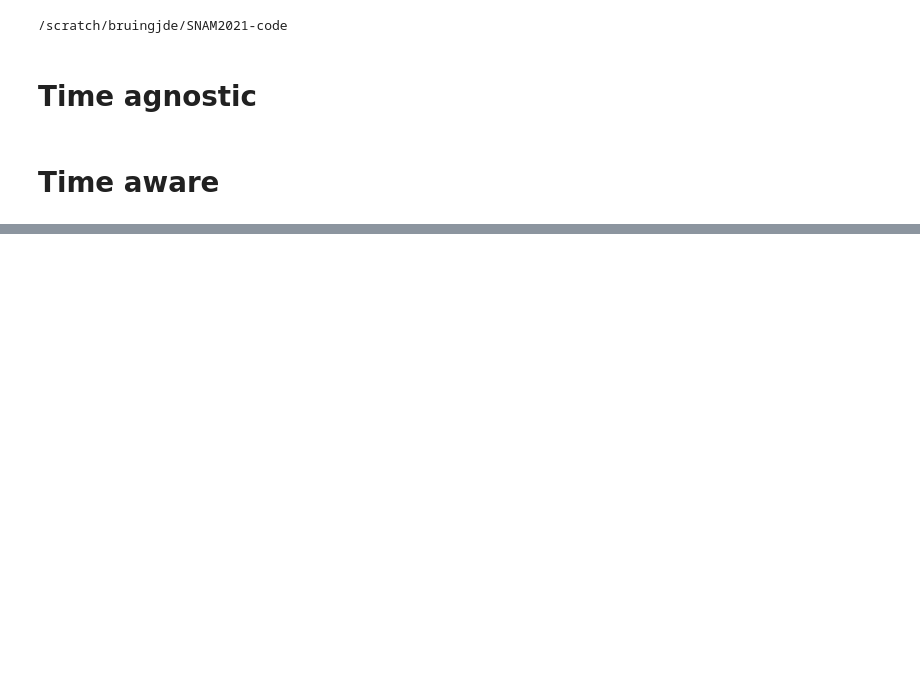
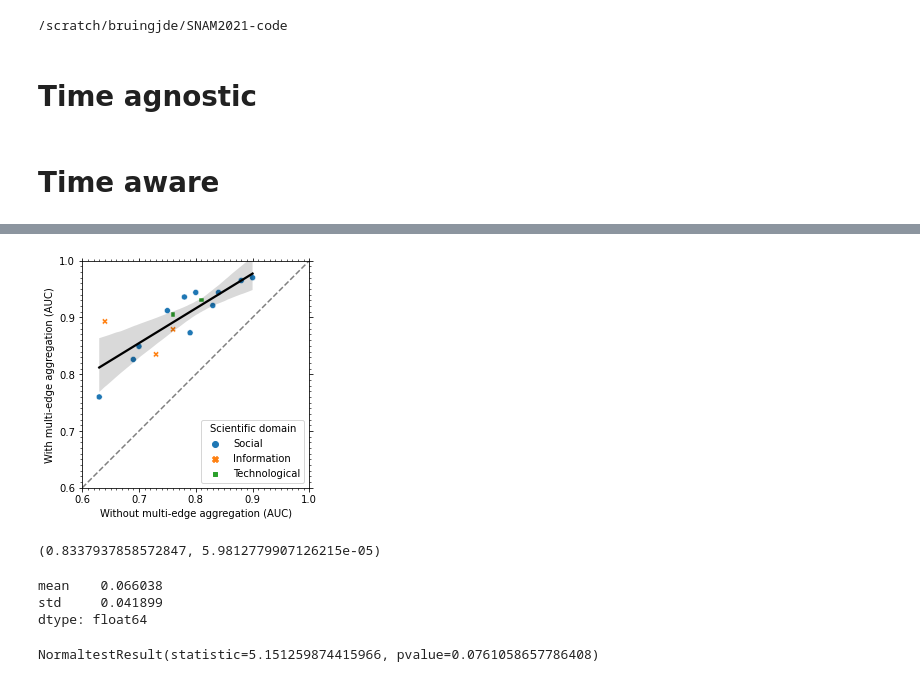
Before and after one commit to gerritjandebruin/temporal-link-prediction, a Jupyter notebook: code/figures/results.ipynb, the cells around one changed output, grey strips where cells are left out. Cells and saved outputs as stored; diff of their text form; code cells hidden in the pictures; blank space fills up the shorter version.

```diff
--- a/code/figures/results.ipynb
+++ b/code/figures/results.ipynb
@@ -151,4 +178,8 @@ with plt.rc_context(rc):
 labels = networks.copy()
 # %%
 node = pd.read_pickle('code/figures/temp.pkl')
+# %%
+size = pd.read_pickle('code/figures/size.pkl')
+# %%
+IIb = pd.read_pickle('code/figures/IIb.pkl')
 # %%
@@ -183,0 +198,12 @@ Enron &        social &     0.85 &      0.91 &       0.91 \\
+# %%
+rename_columns = {
+  'time agnostic (AUC)': 'I',
+  'q100': 'II-B',
+  'time aware (AUC)': 'II-A',
+  'auc (node activity + static features)': 'III',
+  'category': 'Scientific domain'
+}
+cols = ['label', 'Scientific domain', 'edge type', 'nodes', 'I', 'II-A', 'II-B', 'III']
+table = merged.rename(columns=rename_columns).loc[:, cols]
+table.replace({'Scientific domain': {'social': 'Social', 'information': 'Information', 'technological': 'Technological'}}, inplace=True)
+table.sort_values(['nodes'], inplace=True)
@@ -183,0 +243,46 @@ Enron &        social &     0.85 &      0.91 &       0.91 \\
+# %%
+x_label = 'II-B'
+y_label = 'II-A'
+
+data = table[table['edge type'] == 'multi']
+
+auc_values = table[[x_label, y_label]].values.flatten()
+lim = (.6, 1)
+
+with plt.rc_context(rc):
+  ax = sns.scatterplot(data=data, x=x_label, y=y_label, hue='Scientific domain',
+                  style='Scientific domain')
+  sns.regplot(data=data, x=x_label, y=y_label, scatter=False, color='black', ax=ax)
+  ax.axline((0,0), (1,1), ls='--', c='grey')
+  ax.axis('scaled')
+  ax.axis([.6, 1, .6, 1])
+
+  plt.xlabel('Without multi-edge aggregation (AUC)')
+  plt.ylabel('With multi-edge aggregation (AUC)')
+  ax.xaxis.set_minor_locator(matplotlib.ticker.MultipleLocator(.01))
+  ax.yaxis.set_minor_locator(matplotlib.ticker.MultipleLocator(.01))
+  ax.xaxis.set_major_locator(matplotlib.ticker.MultipleLocator(.1))
+  ax.yaxis.set_major_locator(matplotlib.ticker.MultipleLocator(.1))
+  plt.tight_layout()
+  plt.savefig('code/figures/output/aggregation.pdf')
+# %% [output]
+[figure, added]
+# %%
+data['II-A']
+
+from scipy.stats.stats import pearsonr
+pearsonr(data['II-A'], data['II-B'])
+# %% [output]
+(0.8337937858572847, 5.9812779907126215e-05)
+# %%
+(table['II-A'] - table['I']).agg(['mean', 'std'])
+# %% [output]
+mean    0.066038
+std     0.041899
+dtype: float64
+# %%
+import scipy.stats
+
+scipy.stats.normaltest(table['II-A'] - table['I'])
+# %% [output]
+NormaltestResult(statistic=5.151259874415966, pvalue=0.0761058657786408)
```
Also changed, not shown: parts of 10 cells of this notebook, 23 other files.
